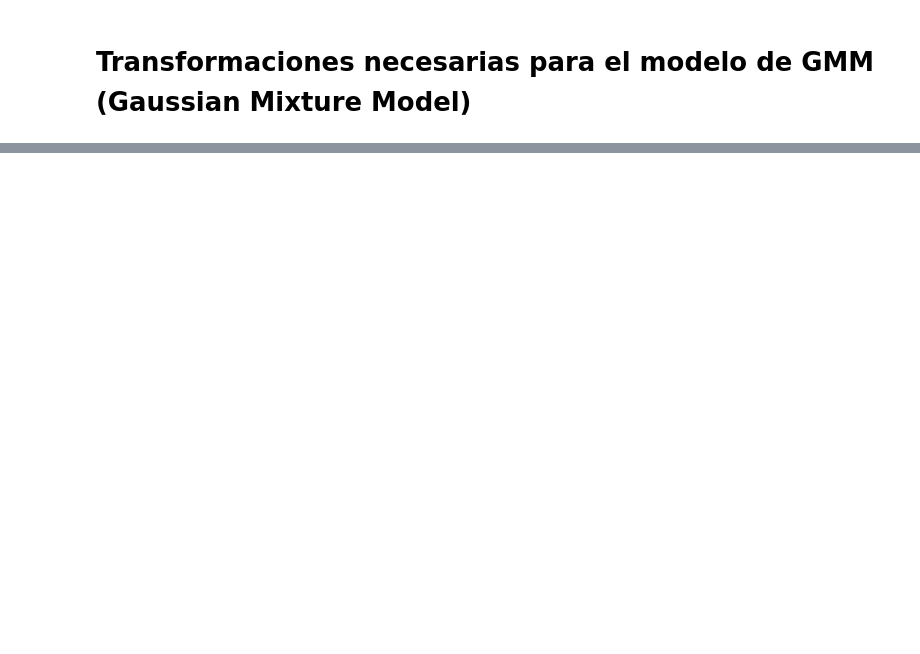
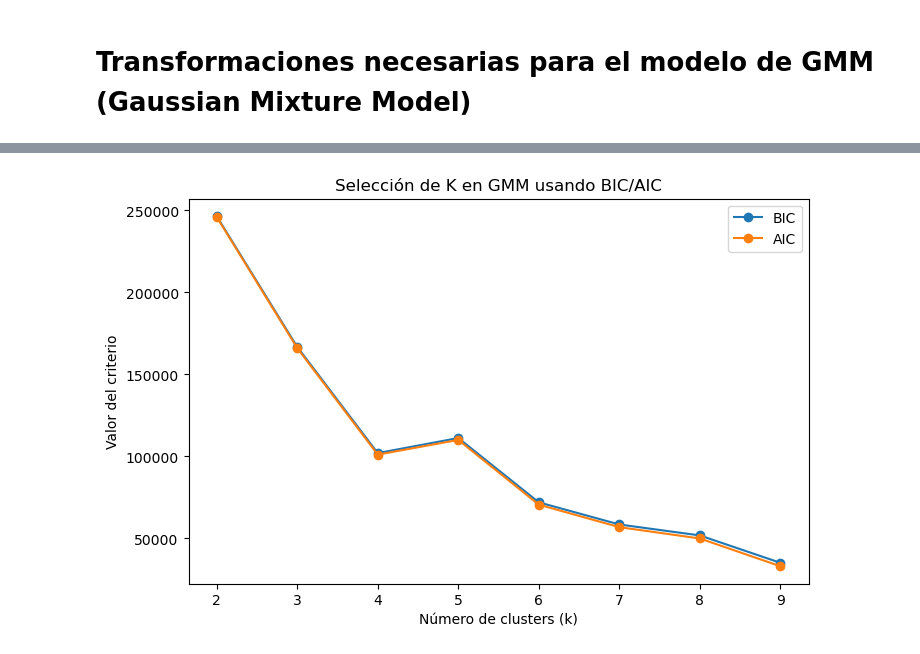
Before and after one commit to Trabajos-BI/Laboratorio2BI, a Jupyter notebook: Lab2/SeneCafeAlpes.ipynb, the cells around one changed output, grey strips where cells are left out. Drawn from its saved outputs; the diff is of its cells as text; code cells hidden in the pictures; blank space fills up the shorter version.

```diff
--- a/Lab2/SeneCafeAlpes.ipynb
+++ b/Lab2/SeneCafeAlpes.ipynb
@@ -473,0 +533,22 @@ None
+# %%
+from sklearn.mixture import GaussianMixture
+import numpy as np
+
+bic_scores, aic_scores, models = [], [], []
+n_clusters = range(2, 10)
+
+for k in n_clusters:
+    gmm = GaussianMixture(
+        n_components=k  ,
+        covariance_type='diag',
+        reg_covar=1e-2,
+        n_init=5,
+        random_state=42
+    )
+    gmm.fit(X)
+    bic_scores.append(gmm.bic(X))
+    aic_scores.append(gmm.aic(X))
+    models.append(gmm)
+
+k_best = n_clusters[np.argmin(bic_scores)]
+best_model = models[np.argmin(bic_scores)]
@@ -473,0 +593,11 @@ None
+# %%
+plt.figure(figsize=(8,5))
+plt.plot(n_clusters, bic_scores, marker='o', label='BIC')
+plt.plot(n_clusters, aic_scores, marker='o', label='AIC')
+plt.xlabel("Número de clusters (k)")
+plt.ylabel("Valor del criterio")
+plt.title("Selección de K en GMM usando BIC/AIC")
+plt.legend()
+plt.show()
+# %% [output]
+[figure, added]
```
Also changed, not shown: parts of 17 cells of this notebook.
